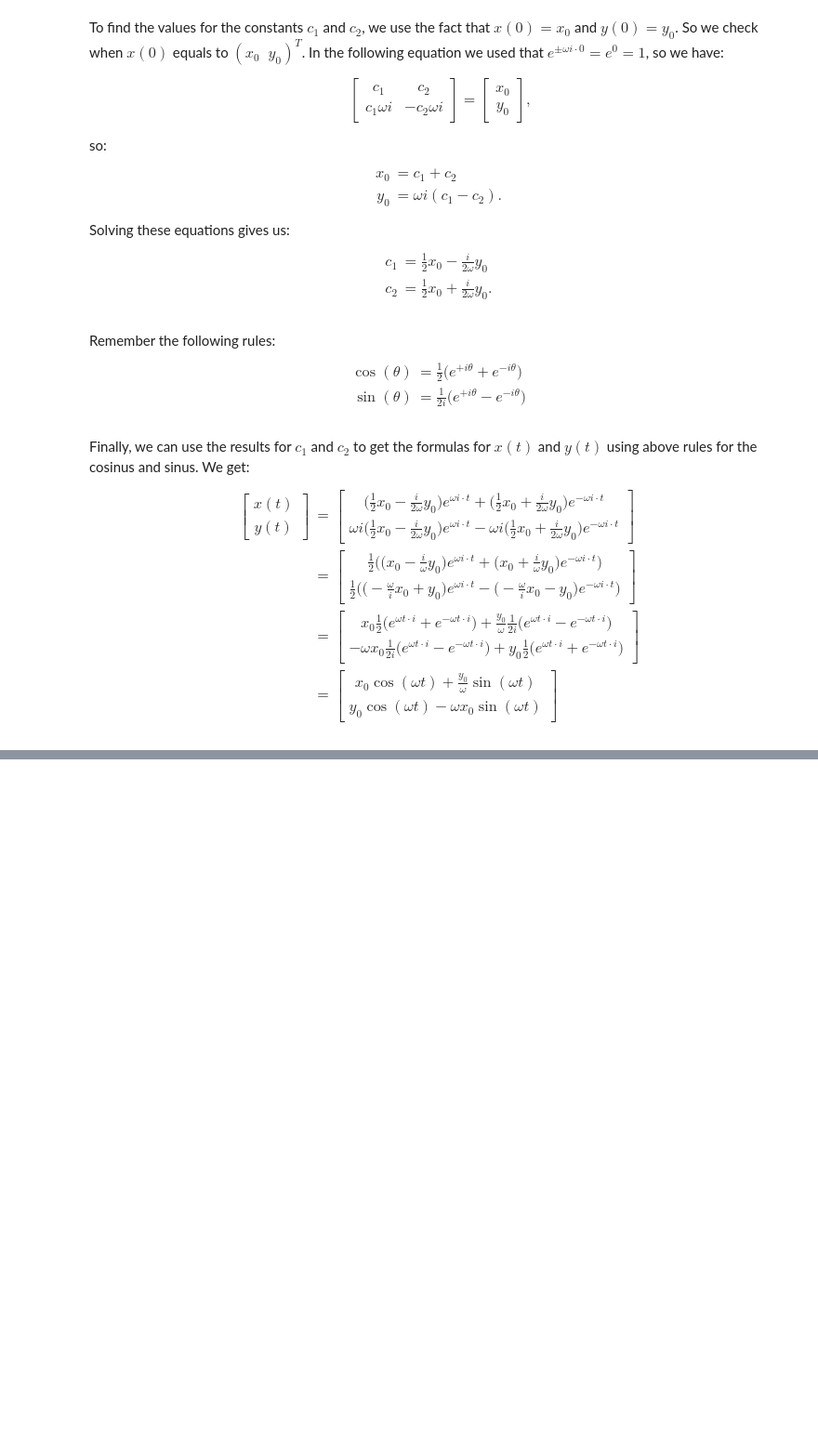
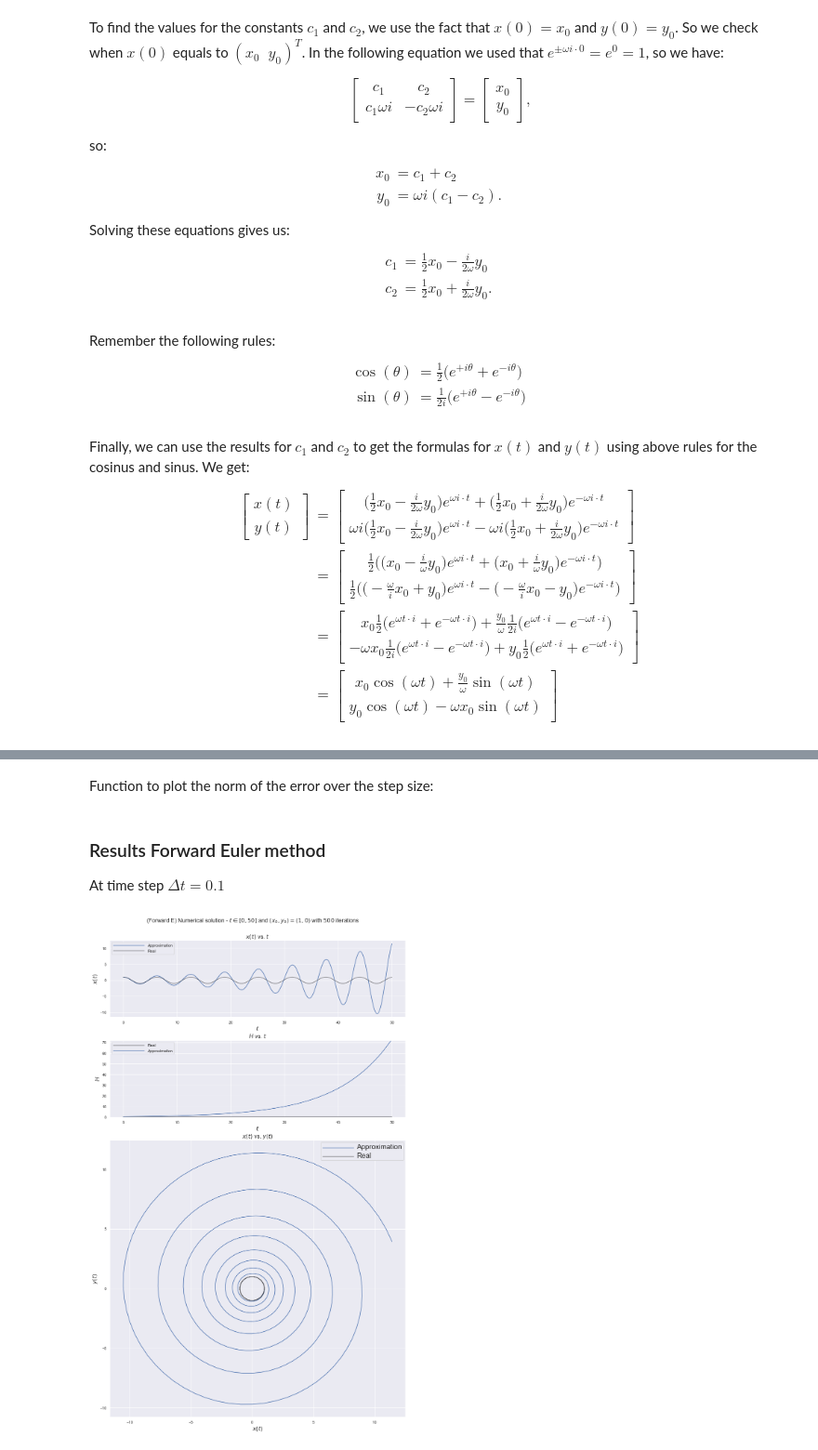
Before and after one commit to tharangni/num-alg-2018, a Jupyter notebook: projects/finalproject_time_Lennart.ipynb, the cells around one changed output, grey strips where cells are left out. Shown at 93% size. Saved outputs shown, nothing was run; the diff lists cells and outputs as text; code cells hidden in the pictures; blank space fills up the shorter version.

```diff
--- a/projects/finalproject_time_Lennart.ipynb
+++ b/projects/finalproject_time_Lennart.ipynb
@@ -163,6 +167,13 @@ import math
 import seaborn as sns
 # %%
 plt.rcParams['figure.figsize'] = [15, 18]
+
+params = {'legend.fontsize': 30,
+          'legend.handlelength': 8}
+plt.rcParams.update(params)
+
+
+sns.plotting_context("notebook", font_scale=1.5)
 
 def plotpretify(ax, maxx, minx=0):
     ax.spines["top"].set_visible(False)
@@ -590,12 +246,0 @@ plt.suptitle("(Backward Euler) Exact solution- $t\in[0,50]$ and $(x_0,y_0) = (1,
-# %%
-result = beuler(f, t=50000)
-#  don't touch this
-sns.set()
-sns.set_style("darkgrid")
-fig = plt.figure()
-ax = plt.subplot(111)
-colors = plt.cm.jet(np.linspace(0, 1, len(result)))
-ax.plot(result[:,0], result[:,1])
-ax.set_xlabel("$x(t)$", fontsize=18)
-ax.set_ylabel("$y(t)$", fontsize=18)
-ax.set_title("Numerical - $t\in[0,50]$ and $(x_0,y_0) = (1,0)$ with $50.000$ iterations", fontsize=18);
@@ -607,0 +281,2 @@ Experiment with an integration schemes that gives higher order accuracy. Can you
+# %% [markdown]
+Function to plot the norm of the error over the step size:
@@ -607,0 +296,56 @@ Experiment with an integration schemes that gives higher order accuracy. Can you
+# %% [markdown]
+### Results Forward Euler method
+
+At time step $\Delta t = 0.1$
+# %%
+ts = 500
+result = feuler(f, t=ts)
+
+start = (1, 0)
+T = [0, 50]
+x_H_list = np.linspace(T[0], T[1], ts + 1)
+H_list_real = [Hreal(t, start[0], start[1]) for t in x_H_list]
+H_list = [H(t, result[t,0], result[t, 1]) for t in range(len(result))]
+# print(H_list_real)
+
+xlist = [x(t, start[0], start[1]) for t in np.linspace(T[0], T[1], ts + 1)]
+ylist = [y(t, start[0], start[1]) for t in np.linspace(T[0], T[1], ts + 1)]
+
+plt.rcParams['figure.figsize'] = [15, 23]
+sns.set()
+sns.set_style('darkgrid', {'legend.frameon':True})
+fig = plt.figure()
+fig.subplots_adjust(top = 0.94, hspace=0.3)
+colors = plt.cm.jet(np.linspace(0, 1, len(result)))
+
+ax2 = plt.subplot2grid((5,1),(0,0))
+ax2.plot(x_H_list, result[:,0], label="Approximation")
+ax2.plot(x_H_list, xlist, color="black", alpha=0.5, label="Real")
+ax2.set_ylabel("$x(t)$", fontsize = 16)
+ax2.set_xlabel("$t$", fontsize=16)
+ax2.set_title("$x(t)$ vs. $t$", fontsize=16)
+ax2.legend()
+# plt.setp(ax.get_legend().get_texts(), fontsize='20')
+
+ax3 = plt.subplot2grid((5,1),(1,0))
+ax3.plot(x_H_list, H_list_real, color="black", alpha=0.6, label="Real")
+ax3.plot(x_H_list, H_list, label="Approximation")
+ax3.set_ylabel("$H$", fontsize=16)
+ax3.set_xlabel("$t$", fontsize=16)
+ax3.set_title("$H$ vs. $t$", fontsize=16)
+ax3.legend();
+ax3.set_ylim(0, 72)
+# plt.setp(ax.get_legend().get_texts(), fontsize='20')
+
+ax = plt.subplot2grid((5,1),(2,0), rowspan=3)
+ax.plot(result[:,0], result[:,1], label="Approximation")
+ax.plot(xlist, ylist, color="black", alpha=0.6, label="Real")
+ax.set_xlabel("$x(t)$", fontsize=16)
+ax.set_ylabel("$y(t)$", fontsize=16)
+ax.set_title("$x(t)$ vs. $y(t)$", fontsize=16)
+ax.legend()
+plt.setp(ax.get_legend().get_texts(), fontsize='20')
+
+plt.suptitle("(Forward E) Numerical solution - $t\in[0,50]$ and $(x_0,y_0) = (1,0)$ with $500$ iterations", fontsize=16);
+# %% [output]
+[figure, added]
```
Also changed, not shown: parts of 77 cells of this notebook, 1 other file.
